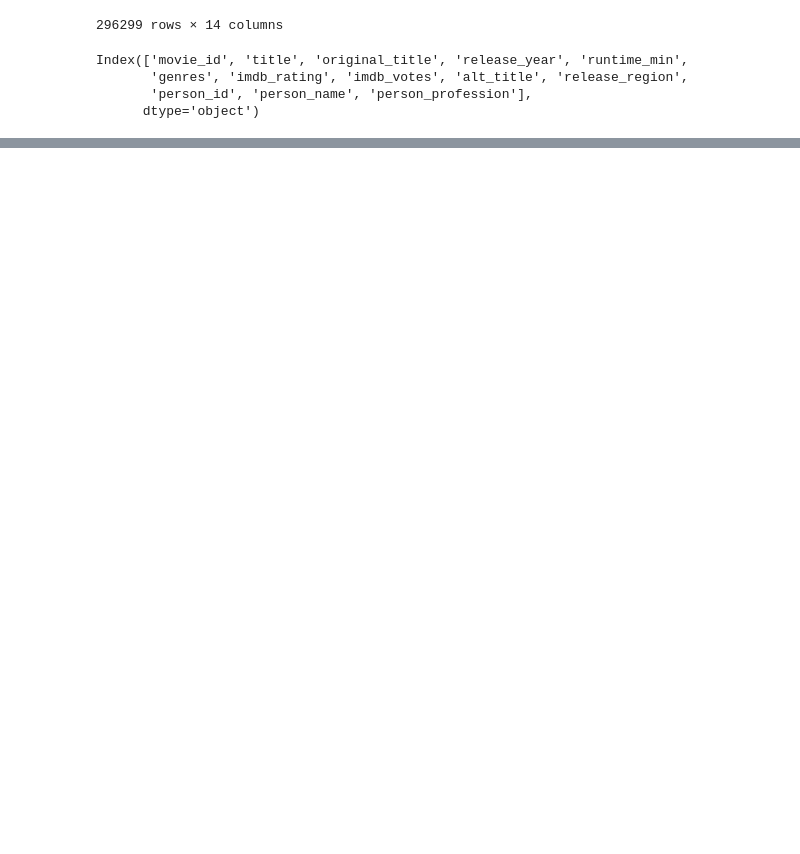
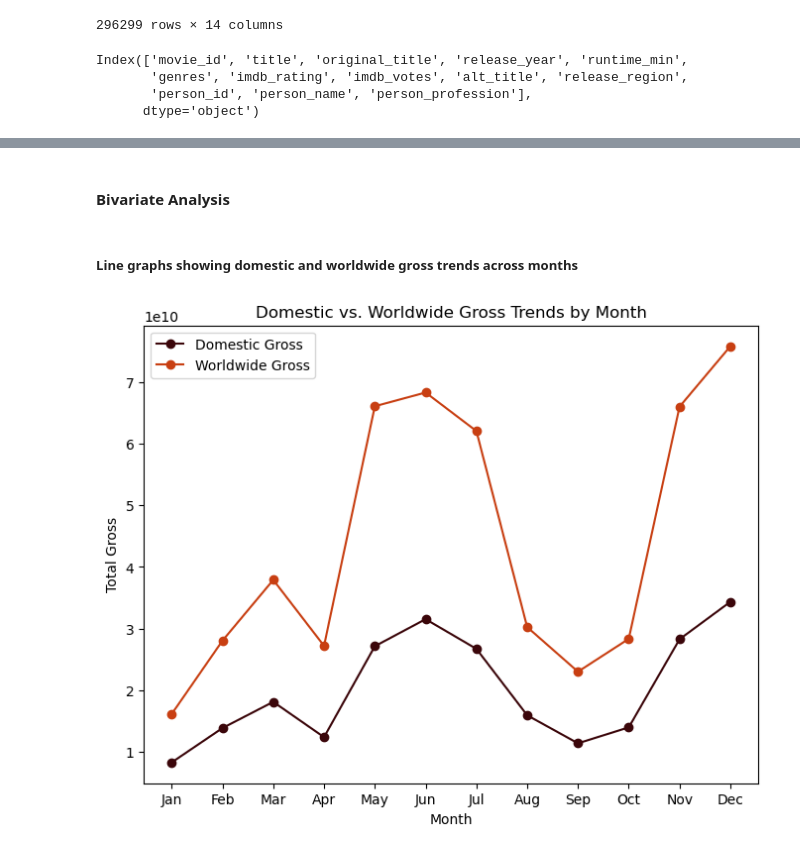
Before and after one commit to Arasirwa/stunning-computing-machine, a Jupyter notebook: notebooks/exploratory.ipynb, the cells around one changed output, grey strips where cells are left out. Cells and saved outputs as stored; diff of their text form; code cells hidden in the pictures; blank space fills up the shorter version.

```diff
--- a/notebooks/exploratory.ipynb
+++ b/notebooks/exploratory.ipynb
@@ -647,0 +773,31 @@ Index(['movie_id', 'title', 'original_title', 'release_year', 'runtime_min',
+# %% [markdown]
+#### Bivariate Analysis
+# %% [markdown]
+##### Line graphs showing domestic and worldwide gross trends across months
+# %%
+# 1. Aggregate the data by month to get total domestic and worldwide gross
+# Using the numeric 'month' column ensures the plot is in chronological order.
+monthly_gross = tn_budget.groupby('month')[['domestic_gross', 'worldwide_gross']].sum()
+
+# 2. Create the line plot
+plt.figure(figsize=(8, 6))
+
+# Plot the total domestic gross
+plt.plot(monthly_gross.index, monthly_gross['domestic_gross'], marker='o', label='Domestic Gross', color='#3B060A')
+
+# Plot the total worldwide gross on the same axes
+plt.plot(monthly_gross.index, monthly_gross['worldwide_gross'], marker='o', label='Worldwide Gross', color='#C83F12')
+
+# 3. Add labels, a title, a legend
+plt.title('Domestic vs. Worldwide Gross Trends by Month')
+plt.xlabel('Month')
+plt.ylabel('Total Gross')
+
+plt.legend()
+
+# Set the x-ticks to show month abbreviations instead of numbers
+plt.xticks(monthly_gross.index, [calendar.month_abbr[i] for i in monthly_gross.index])
+
+plt.show()
+# %% [output]
+[figure, added]
```
Also changed, not shown: parts of 30 cells of this notebook.
